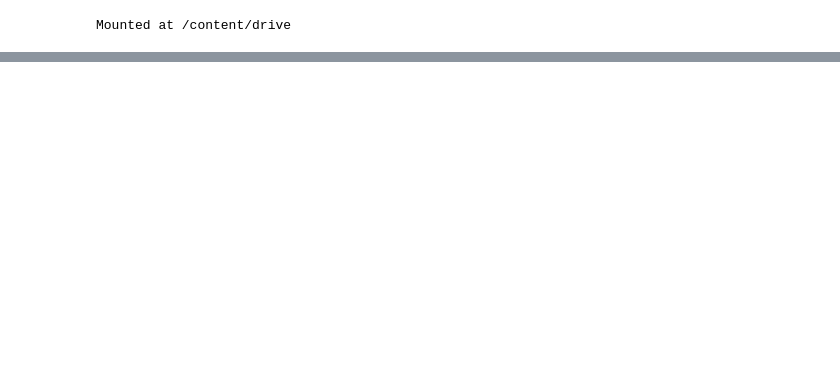
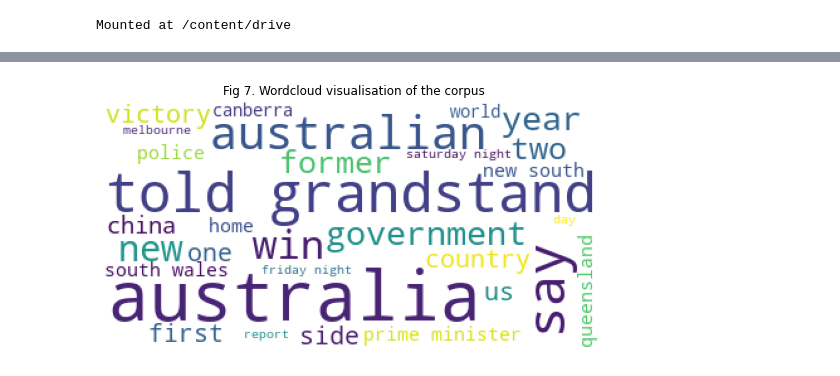
Before and after one commit to ChrisFJardine/Masterclass, a Jupyter notebook: CJardineAssignment3__Wrangling.ipynb, the cells around one changed output, grey strips where cells are left out. Saved outputs shown, nothing was run; the diff lists cells and outputs as text; code cells hidden in the pictures; blank space fills up the shorter version.

```diff
--- a/CJardineAssignment3__Wrangling.ipynb
+++ b/CJardineAssignment3__Wrangling.ipynb
@@ -59,0 +95,11 @@ NameError: ignored
+# %%
+
+text = " ".join(desc for desc in listwords2012)
+wordcloud = WordCloud(max_words = 30, background_color="white").generate(text)
+plt.figure(figsize = [9,9])
+plt.imshow(wordcloud, interpolation='antialiased')
+plt.title('Fig 7. Wordcloud visualisation of the corpus')
+plt.axis("off")
+plt.show()
+# %% [output]
+[figure, added]
```
Also changed, not shown: parts of 22 cells of this notebook.
